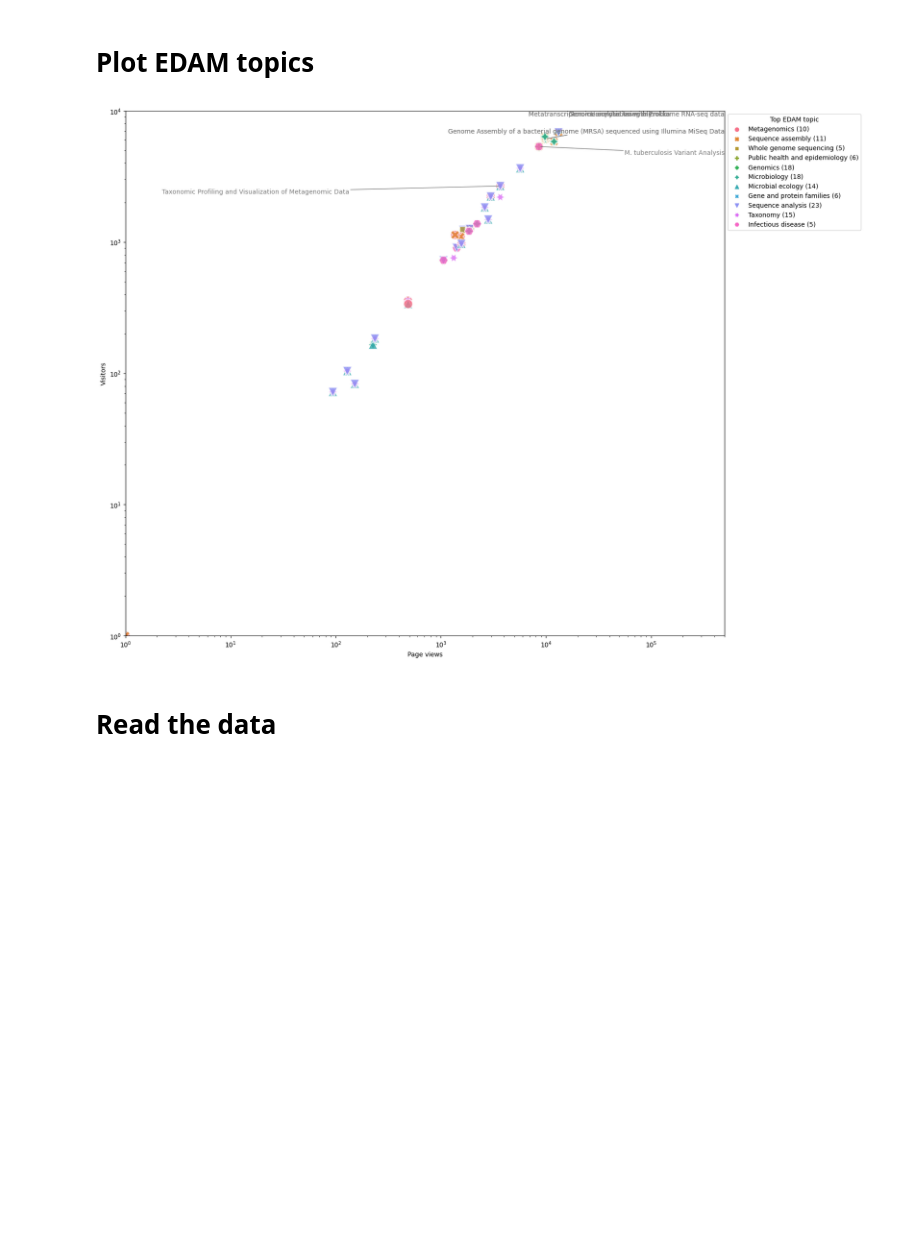
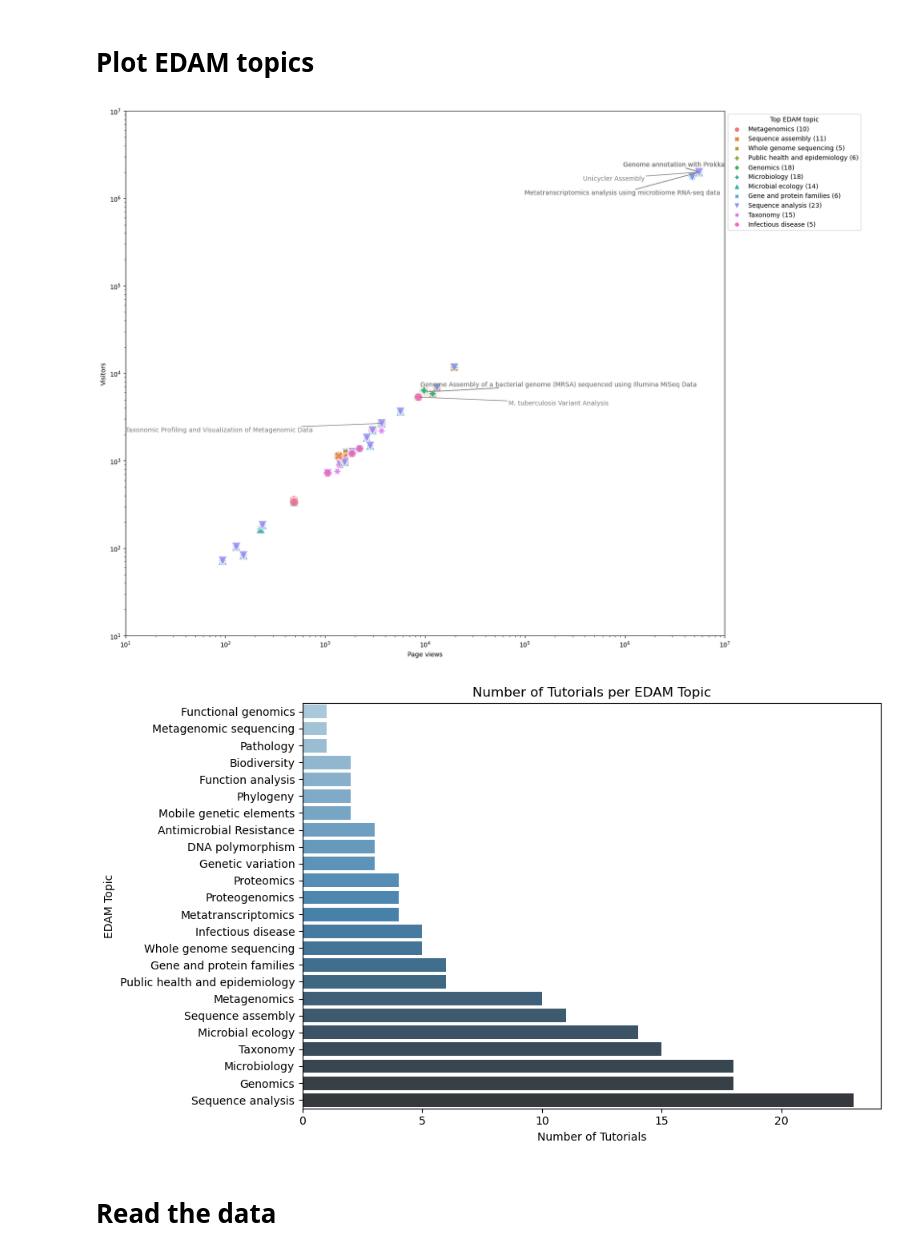
Before and after one commit to usegalaxy-eu/microgalaxy_paper_2025, a Jupyter notebook: bin/tutorials.ipynb, the cells around one changed output. Drawn from its saved outputs; the diff is of its cells as text; code cells hidden in the pictures; blank space fills up the shorter version.

```diff
--- a/bin/tutorials.ipynb
+++ b/bin/tutorials.ipynb
@@ -350,7 +368,7 @@ ax2 = sns.scatterplot(data=df_inflated_mod2_topic,
 
 plt.xscale('log')
 plt.yscale('log')
-ax.set(ylim=(1, 10000), xlim=(1,500000))
+ax.set(ylim=(10, 10000000), xlim=(10,10000000))
 max_idx = df_inflated_mod1_topic.groupby(["EDAM topic single"])['Page views'].transform("max") == df_inflated_mod1_topic['Page views']
 df_inflated_mod_slice = df_inflated_mod1_topic[max_idx]
 texts = []
@@ -373,7 +391,21 @@ for i, k in value_counts.items():
 ax2.get_legend().set_title("Top EDAM topic")
 plt.savefig("../results/top_tutorials_topics.png", bbox_inches='tight')
 # %% [output]
-[figure, old version]
+[figure, new version]
+# %%
+edam_topic_tutorials = df_inflated_topics.groupby('EDAM topic single').size().reset_index(name='Count')
+#edam_topic_tutorials = edam_topic_tutorials[(edam_topic_tutorials['Count'] > 5)]
+
+plt.figure(figsize=(10, 6))
+sns.barplot(data=edam_topic_tutorials.sort_values('Count'), x='Count', y='EDAM topic single', palette='Blues_d')
+plt.title('Number of Tutorials per EDAM Topic')
+plt.xlabel('Number of Tutorials')
+plt.ylabel('EDAM Topic')
+plt.tight_layout()
+plt.savefig("../results/edam_topic_tutorials.png")
+plt.show()
+# %% [output]
+[figure, added]
 # %% [markdown]
 # Read the data
 # %%
```
Also changed, not shown: parts of 3 cells of this notebook, 7 other files.
